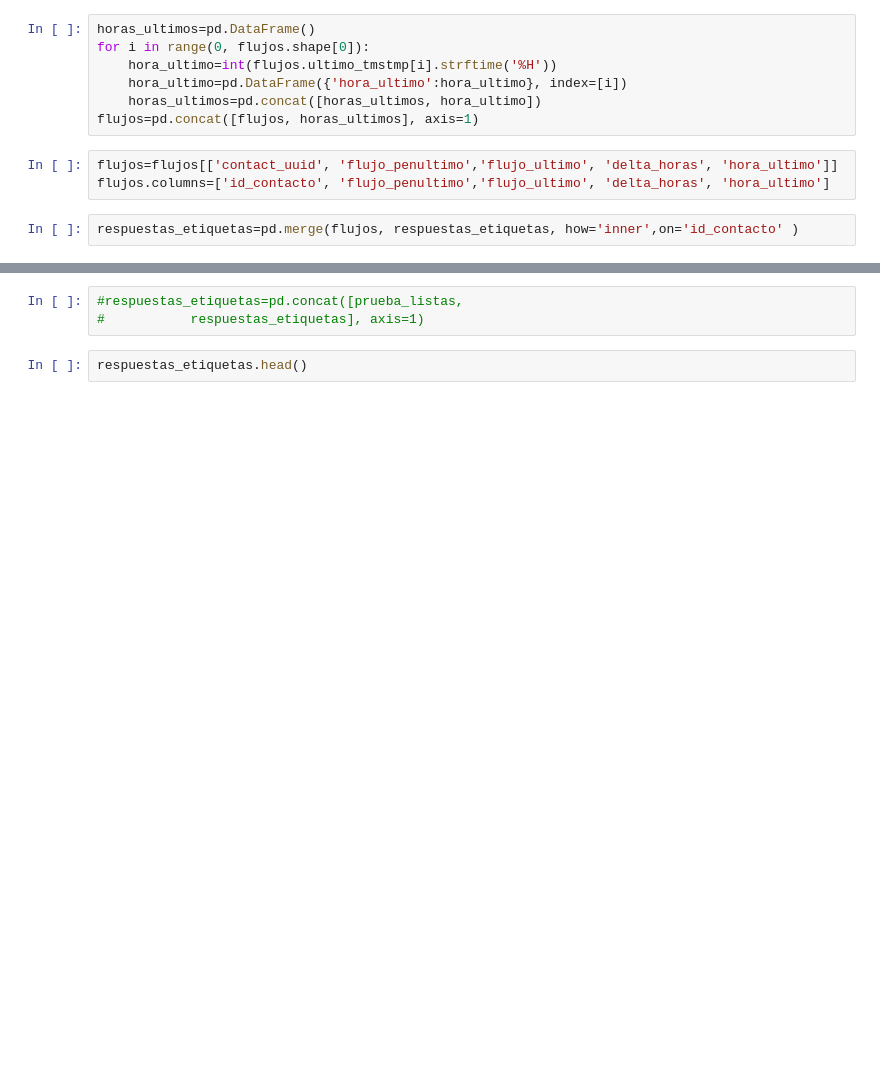
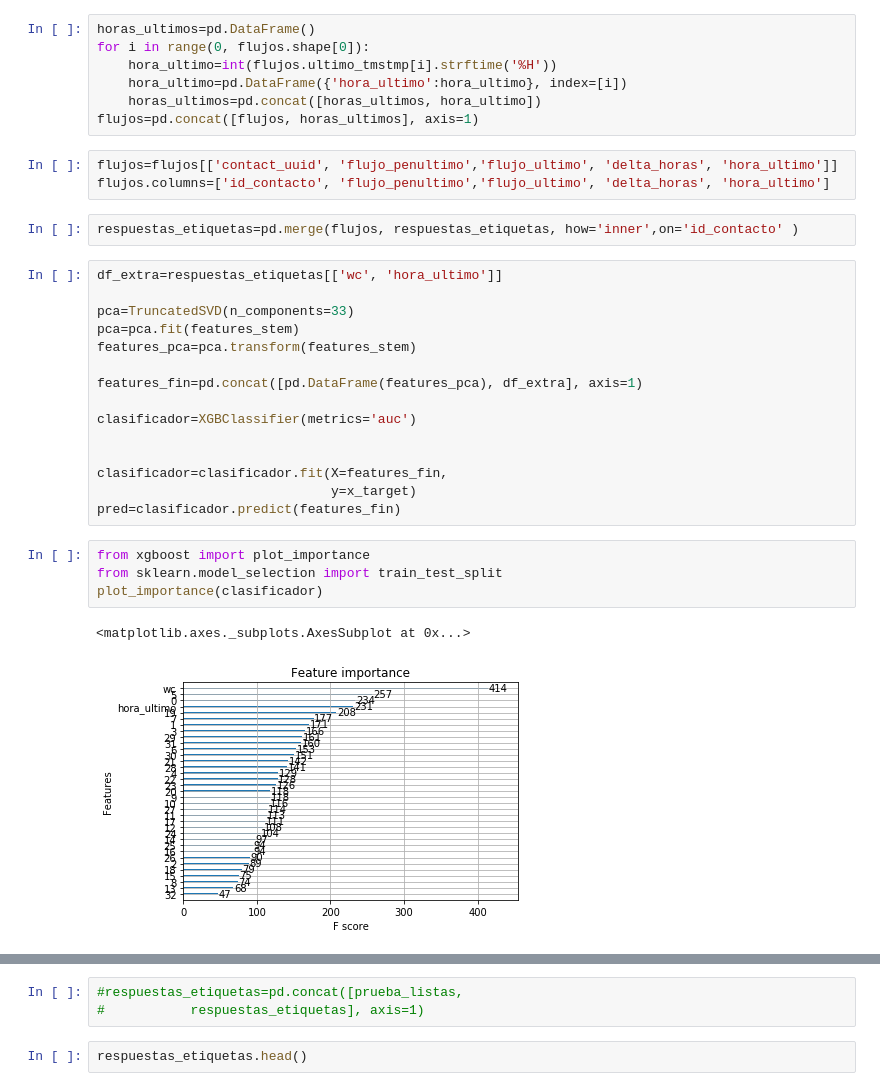
Before and after one commit to opintel/mi-salud, a Jupyter notebook: pipeline_modelo_2.ipynb, the cells around one changed output, grey strips where cells are left out. Cells and saved outputs as stored; diff of their text form; blank space fills up the shorter version.

```diff
--- a/pipeline_modelo_2.ipynb
+++ b/pipeline_modelo_2.ipynb
@@ -653,6 +650,28 @@ flujos=flujos[['contact_uuid', 'flujo_penultimo','flujo_ultimo', 'delta_horas',
 flujos.columns=['id_contacto', 'flujo_penultimo','flujo_ultimo', 'delta_horas', 'hora_ultimo']
 # %%
 respuestas_etiquetas=pd.merge(flujos, respuestas_etiquetas, how='inner',on='id_contacto' )
+# %%
+df_extra=respuestas_etiquetas[['wc', 'hora_ultimo']]
+
+pca=TruncatedSVD(n_components=33)
+pca=pca.fit(features_stem)
+features_pca=pca.transform(features_stem)
+
+features_fin=pd.concat([pd.DataFrame(features_pca), df_extra], axis=1)
+
+clasificador=XGBClassifier(metrics='auc')
+
+
+clasificador=clasificador.fit(X=features_fin,
+                              y=x_target)
+pred=clasificador.predict(features_fin)
+# %%
+from xgboost import plot_importance
+from sklearn.model_selection import train_test_split
+plot_importance(clasificador)
+# %% [output]
+<matplotlib.axes._subplots.AxesSubplot at 0x...>
+[figure, added]
 # %%
 def loo_masvar(i, a, df_extra):
     df_extra_orig=df_extra
```
Also changed, not shown: parts of 29 cells of this notebook.
